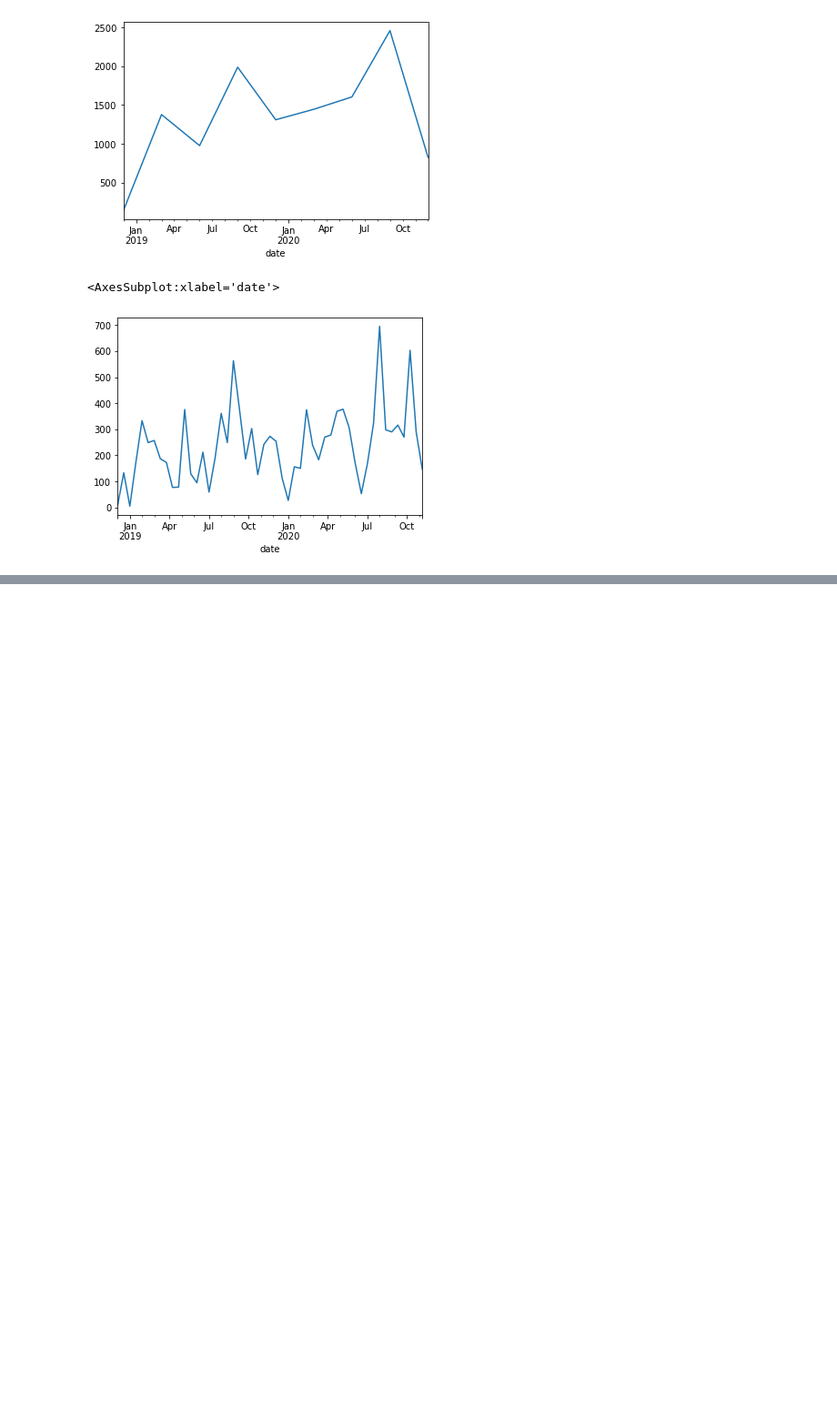
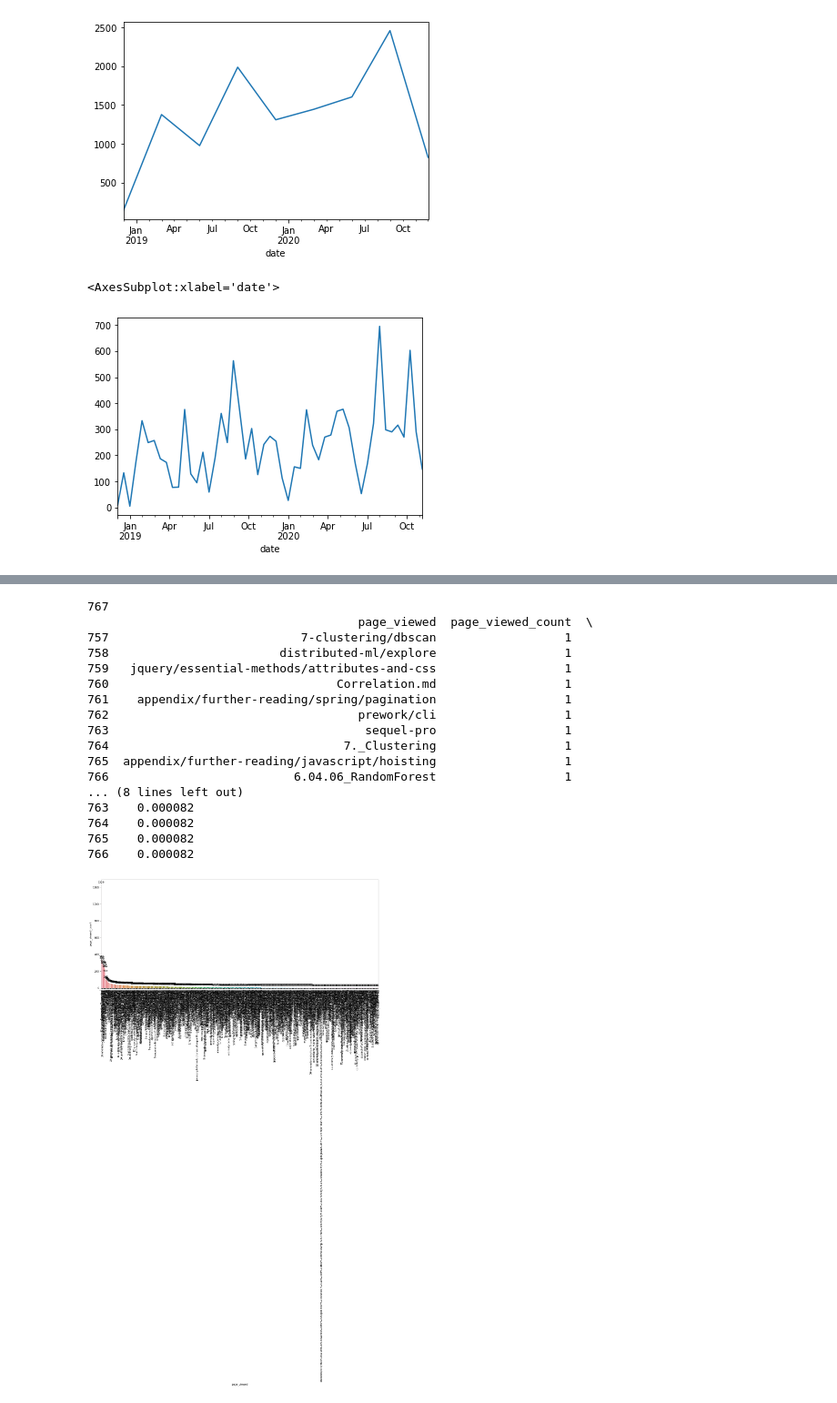
Before and after one commit to matt-c-knight/anomaly-detection-exercises, a Jupyter notebook: time_series_anomaly_detection.ipynb, the cells around one changed output, grey strips where cells are left out. Shown at 91% size. Drawn from its saved outputs; the diff is of its cells as text; code cells hidden in the pictures; blank space fills up the shorter version.

```diff
--- a/time_series_anomaly_detection.ipynb
+++ b/time_series_anomaly_detection.ipynb
@@ -615,0 +455,4 @@ Name: ip, dtype: int64
+# %%
+newer_df.drop(columns='day', inplace=True)
+# %%
+newer_df['day'] = newer_df.index.day_name()
@@ -615,0 +580,8 @@ Name: ip, dtype: int64
+# %%
+newdf = newer_df[['page_viewed']]
+# %%
+page_df = pd.DataFrame(newdf.page_viewed.value_counts(dropna=False)).reset_index().\
+                rename(index=str, columns={'index': 'page_viewed', 'page_viewed': 'page_viewed_count'})
+page_df2 = pd.DataFrame(newdf.page_viewed.value_counts(dropna=False)/newdf.page_viewed.count()).reset_index().\
+                rename(index=str, columns={'index': 'page_viewed', 'page_viewed': 'page_proba'})
+page_df = page_df.merge(page_df2)
@@ -615,0 +620,33 @@ Name: ip, dtype: int64
+# %%
+print(len(page_df))
+
+print(page_df.tail(10))
+
+plt.figure(figsize=(20, 8))
+splot = sns.barplot(data=page_df, x = 'page_viewed', y = 'page_viewed_count', ci = None)
+for p in splot.patches:
+    splot.annotate(format(p.get_height(), '.0f'),
+                   (p.get_x() + p.get_width() / 2., p.get_height()),
+                   ha = 'center', va = 'center', xytext = (0, 10),
+                   textcoords = 'offset points'
+                   )
+    plt.xticks(rotation='vertical')
+# %% [output]
+767
+                                      page_viewed  page_viewed_count  \
+757                           7-clustering/dbscan                  1
+758                        distributed-ml/explore                  1
+759   jquery/essential-methods/attributes-and-css                  1
+760                                Correlation.md                  1
+761    appendix/further-reading/spring/pagination                  1
+762                                   prework/cli                  1
+763                                    sequel-pro                  1
+764                                 7._Clustering                  1
+765  appendix/further-reading/javascript/hoisting                  1
+766                          6.04.06_RandomForest                  1
+... (8 lines left out)
+763    0.000082
+764    0.000082
+765    0.000082
+766    0.000082
+[figure, added]
```
Also changed, not shown: parts of 75 cells of this notebook.
